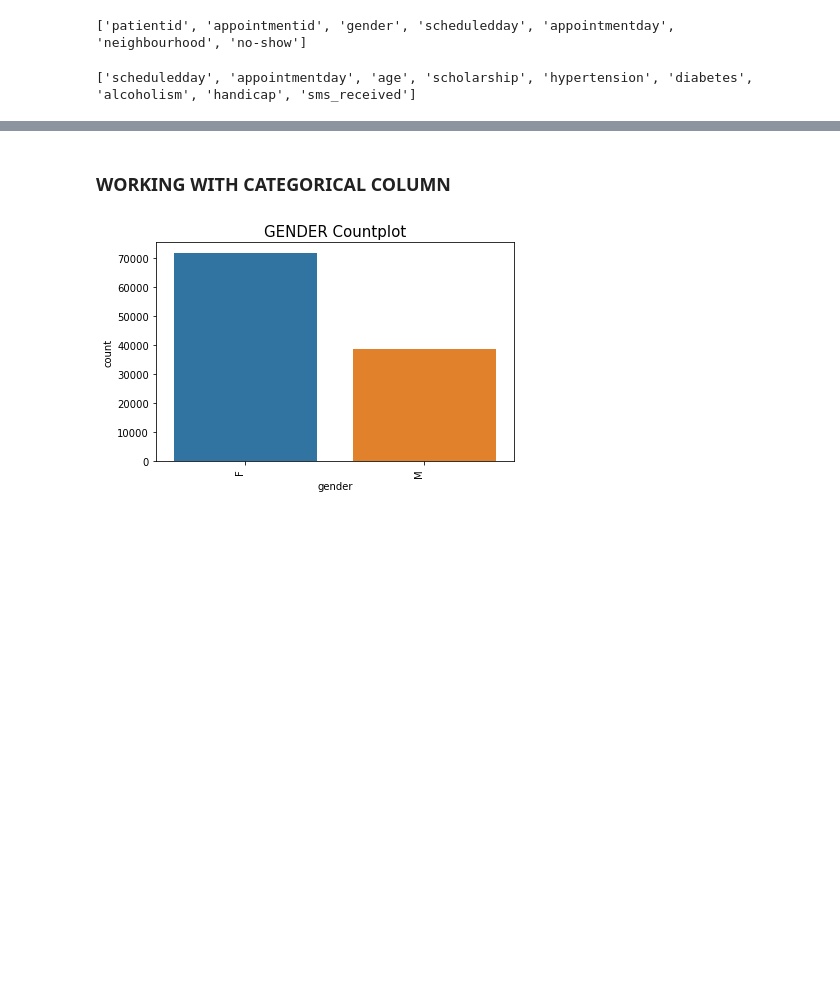
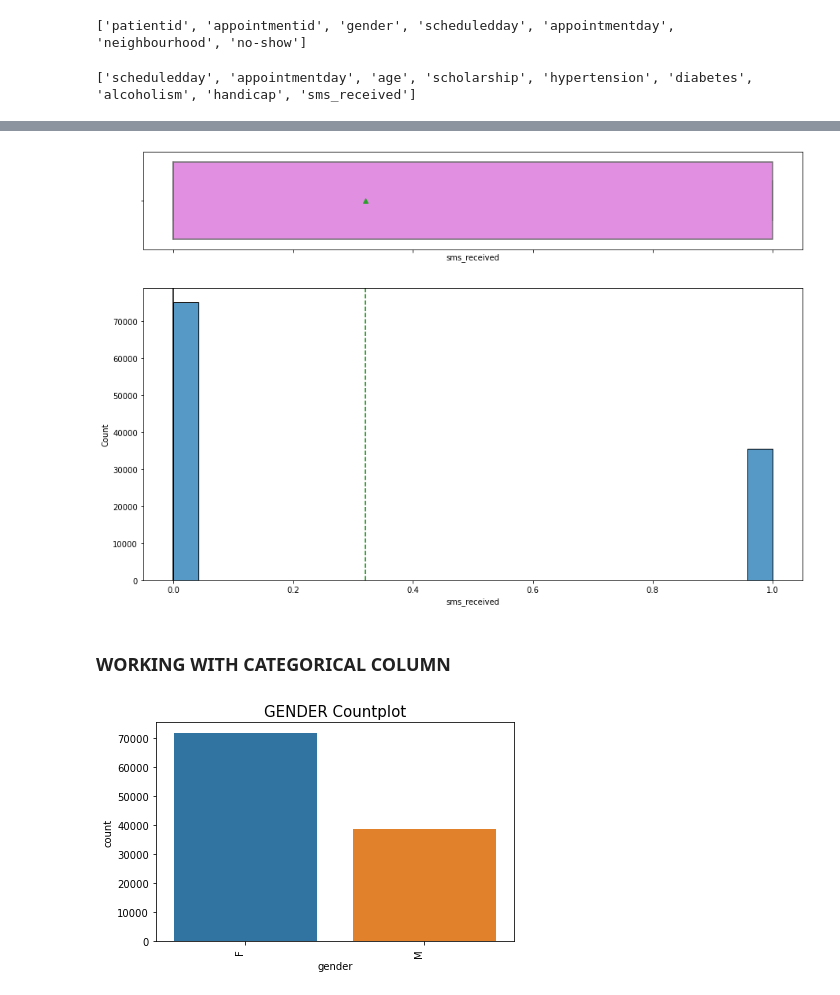
Before and after one commit to Adebesindedayo/Data_Analysis_with_python, a Jupyter notebook: Medical_Appointment_Analysis/Medical_Appointment_Analysis (2).ipynb, the cells around one changed output, grey strips where cells are left out. Drawn from its saved outputs; the diff is of its cells as text; code cells hidden in the pictures; blank space fills up the shorter version.

```diff
--- a/Medical_Appointment_Analysis/Medical_Appoimntment_Analysis.ipynb
+++ b/Medical_Appointment_Analysis/Medical_Appointment_Analysis (2).ipynb
@@ -262,0 +341,4 @@ print(num_feat)
+# %%
+histogram_boxplot(dataset,'sms_received')
+# %% [output]
+[figure, added]
```
Also changed, not shown: parts of 12 cells of this notebook, 1 other file.
